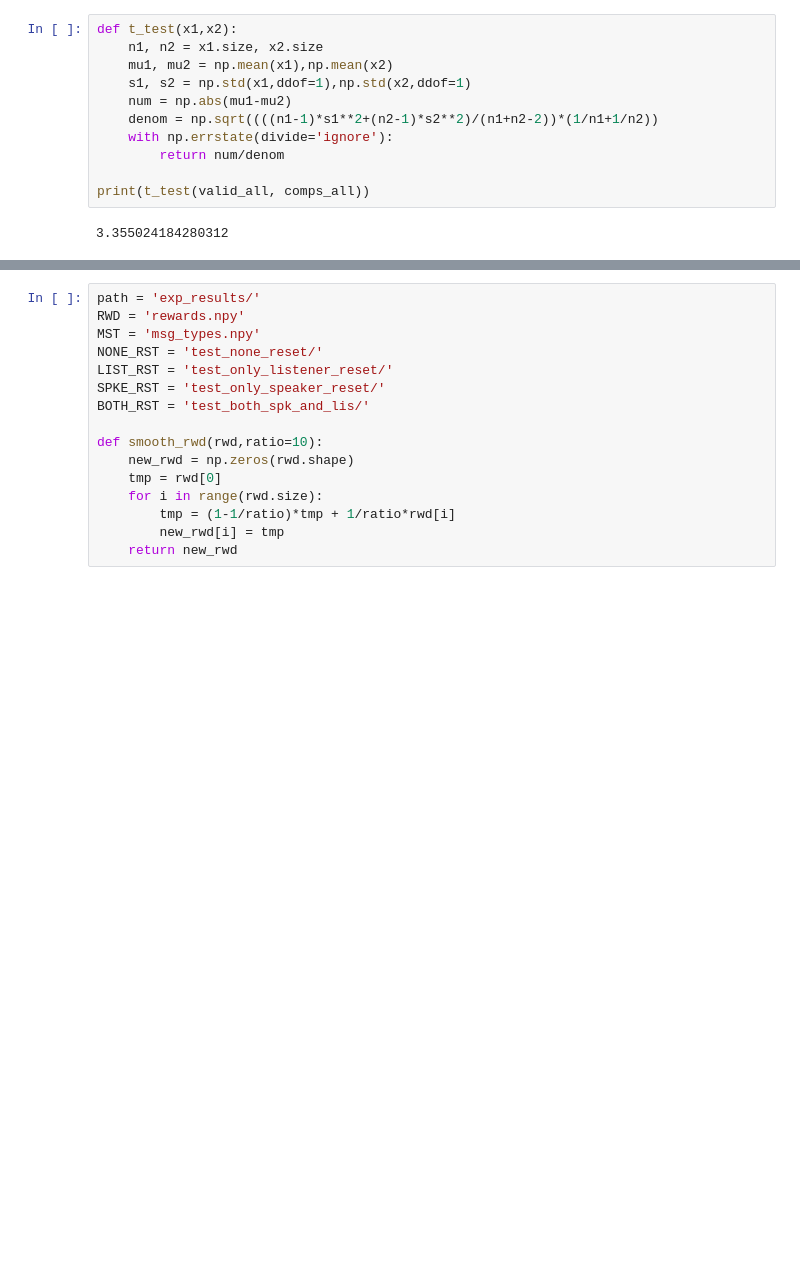
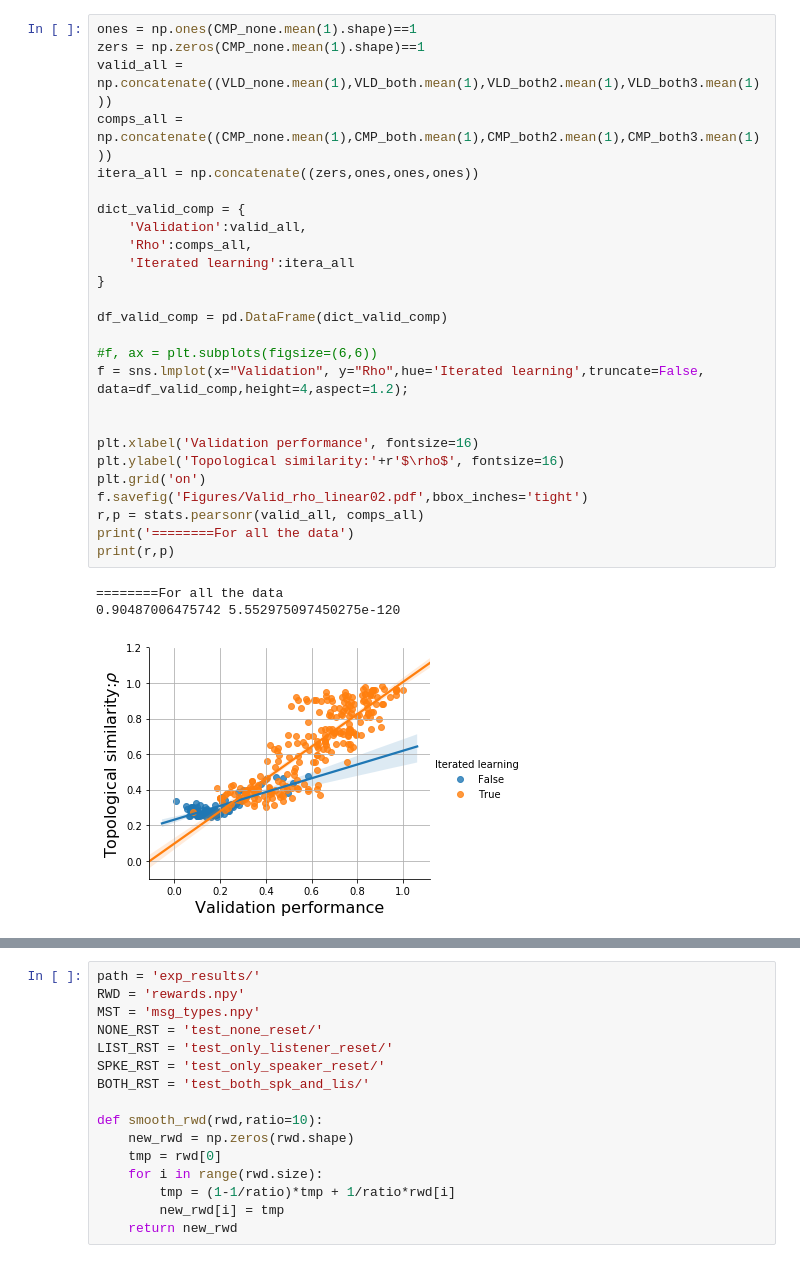
Before and after one commit to Joshua-Edinburgh/numeral_thesis, a Jupyter notebook: show_figures03.ipynb, the cells around one changed output, grey strips where cells are left out. Saved outputs shown, nothing was run; the diff lists cells and outputs as text; blank space fills up the shorter version.

```diff
--- a/show_figures03.ipynb
+++ b/show_figures03.ipynb
@@ -51,13 +64,30 @@ f.savefig('Figures/Valid_rho_linear.pdf',bbox_inches='tight')
-# %%
-def t_test(x1,x2):
-    n1, n2 = x1.size, x2.size
-    mu1, mu2 = np.mean(x1),np.mean(x2)
-    s1, s2 = np.std(x1,ddof=1),np.std(x2,ddof=1)
-    num = np.abs(mu1-mu2)
-    denom = np.sqrt((((n1-1)*s1**2+(n2-1)*s2**2)/(n1+n2-2))*(1/n1+1/n2))
-    with np.errstate(divide='ignore'):
-        return num/denom
-
-print(t_test(valid_all, comps_all))
-# %% [output]
-3.355024184280312
+# %%
+ones = np.ones(CMP_none.mean(1).shape)==1
+zers = np.zeros(CMP_none.mean(1).shape)==1
+valid_all = np.concatenate((VLD_none.mean(1),VLD_both.mean(1),VLD_both2.mean(1),VLD_both3.mean(1)))
+comps_all = np.concatenate((CMP_none.mean(1),CMP_both.mean(1),CMP_both2.mean(1),CMP_both3.mean(1)))
+itera_all = np.concatenate((zers,ones,ones,ones))
+
+dict_valid_comp = {
+    'Validation':valid_all,
+    'Rho':comps_all,
+    'Iterated learning':itera_all
+}
+
+df_valid_comp = pd.DataFrame(dict_valid_comp)
+
+#f, ax = plt.subplots(figsize=(6,6))
+f = sns.lmplot(x="Validation", y="Rho",hue='Iterated learning',truncate=False, data=df_valid_comp,height=4,aspect=1.2);
+
+
+plt.xlabel('Validation performance', fontsize=16)
+plt.ylabel('Topological similarity:'+r'$\rho$', fontsize=16)
+plt.grid('on')
+f.savefig('Figures/Valid_rho_linear02.pdf',bbox_inches='tight')
+r,p = stats.pearsonr(valid_all, comps_all)
+print('========For all the data')
+print(r,p)
+# %% [output]
+========For all the data
+0.90487006475742 5.552975097450275e-120
+[figure, added]
```
Also changed, not shown: parts of 8 cells of this notebook, 27 other files.
